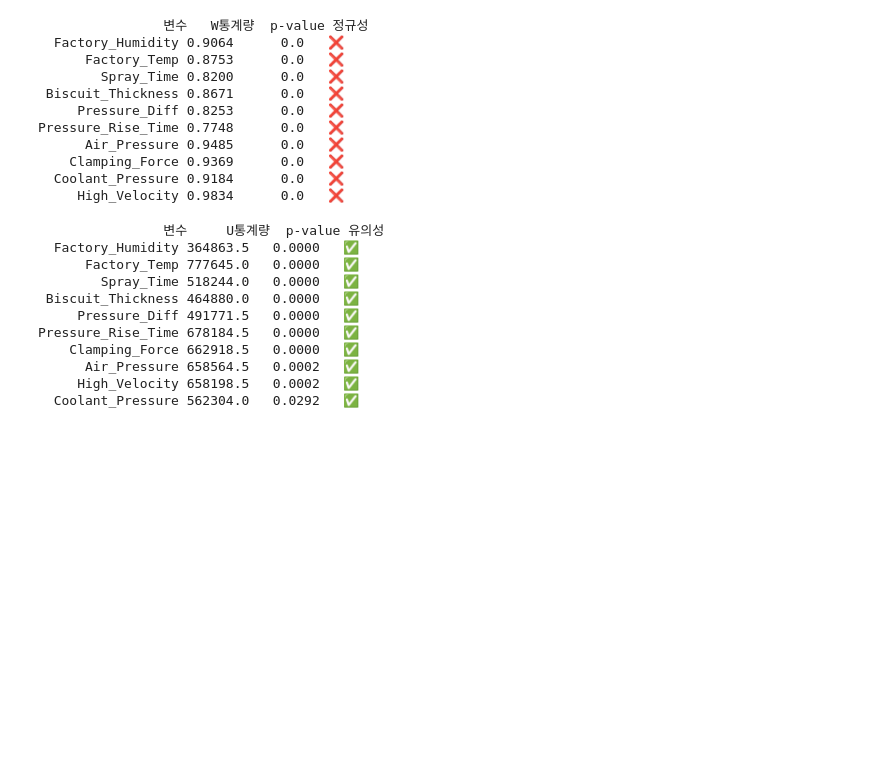
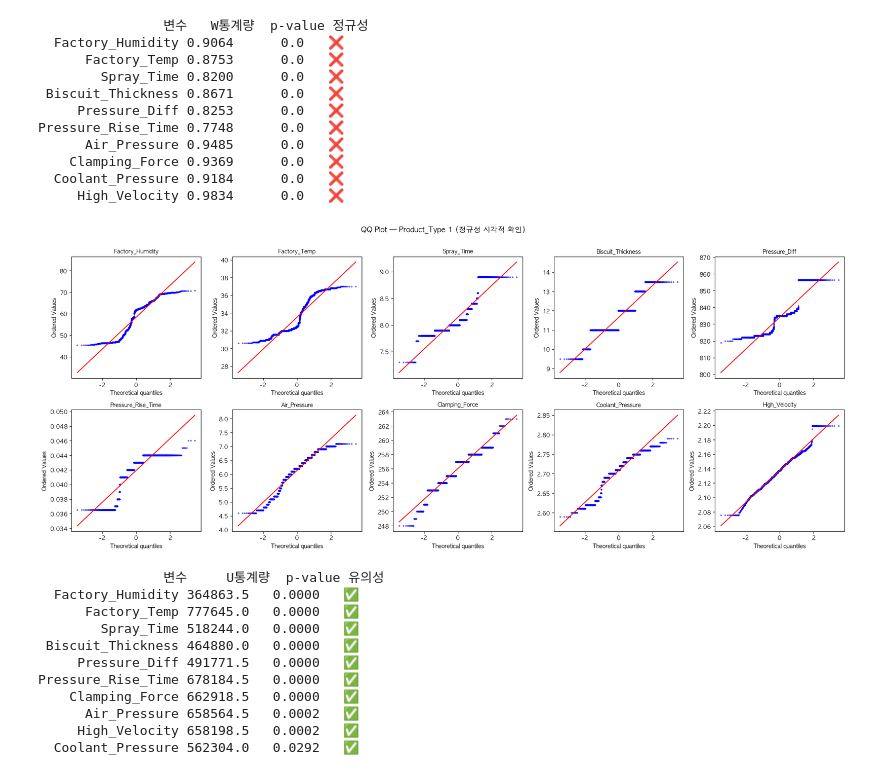
Before and after one commit to heeso0908/hotsix, a Jupyter notebook: notebooks/지소윤/통계.ipynb, the cells around one changed output. Drawn from its saved outputs; the diff is of its cells as text; code cells hidden in the pictures; blank space fills up the shorter version.

```diff
--- a/notebooks/지소윤/통계.ipynb
+++ b/notebooks/지소윤/통계.ipynb
@@ -2,8 +2,18 @@
 import pandas as pd
 import matplotlib.pyplot as plt
 import seaborn as sns
+import platform
+if platform.system() == 'Windows':
+    plt.rcParams['font.family'] = 'Malgun Gothic'
+elif platform.system() == 'Darwin':  # macOS
+    plt.rcParams['font.family'] = 'AppleGothic'
+else:  # Linux
+    plt.rcParams['font.family'] = 'NanumGothic'
 
-type1_df = pd.read_csv('DieCasting_Preprocessed_Type1.csv')
+# 마이너스 기호 깨짐 방지
+plt.rcParams['axes.unicode_minus'] = False
+type1_df = pd.read_csv('/Users/jisoyun/Desktop/sparta_python/심화 프로젝트/hotsix/data/df_clean_Type1.csv')
+type1_df.columns = type1_df.columns.str.strip()
 # %%
 #---------------------
 # 1. 정규성 검정
@@ -39,6 +49,28 @@ Pressure_Rise_Time 0.7748      0.0   ❌
     Clamping_Force 0.9369      0.0   ❌
   Coolant_Pressure 0.9184      0.0   ❌
      High_Velocity 0.9834      0.0   ❌
+# %%
+#---------------------
+# 1-2. QQ Plot
+#---------------------
+
+import scipy.stats as stats
+import matplotlib.pyplot as plt
+
+fig, axes = plt.subplots(2, 5, figsize=(20, 8))
+axes = axes.flatten()
+
+for i, col in enumerate(target_vars):
+    stats.probplot(type1_df[col].dropna(), dist="norm", plot=axes[i])
+    axes[i].set_title(col, fontsize=10, fontweight='bold')
+    axes[i].get_lines()[0].set(markersize=2, alpha=0.5)
+
+plt.suptitle('QQ Plot — Product_Type 1 (정규성 시각적 확인)',
+             fontsize=13, fontweight='bold', y=1.01)
+plt.tight_layout()
+plt.show()
+# %% [output]
+[figure, added]
 # %%
 #---------------------
 # 2. Mann-Whitney U 검정
```
Also changed, not shown: 2 other files.
